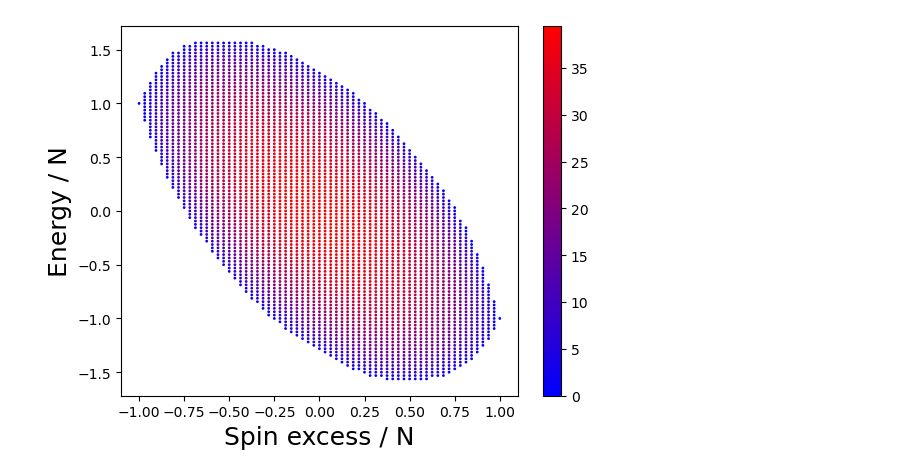
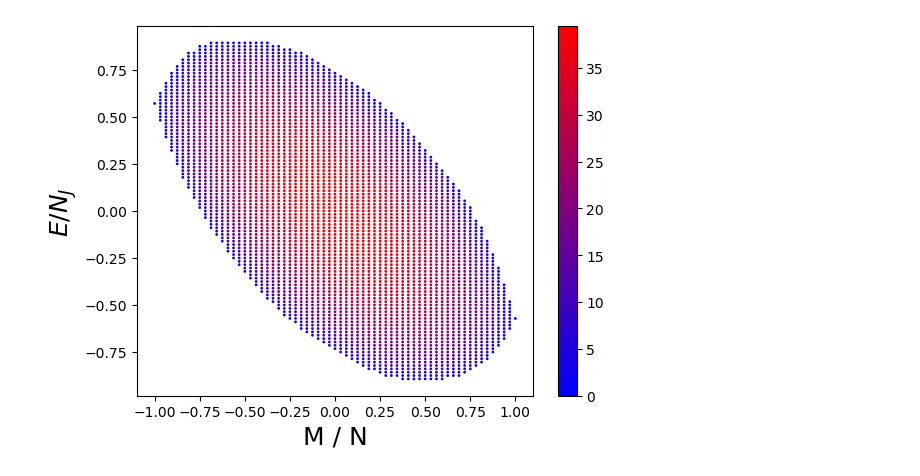
Before and after one commit to feirime/Ground-state-search-2D-Ising-model, a Jupyter notebook: images/scripts_and_programs/Entropy/DOS.ipynb, the cells around one changed output. Saved outputs shown, nothing was run; the diff lists cells and outputs as text; code cells hidden in the pictures.

```diff
--- a/images/scripts_and_programs/Entropy/DOS.ipynb
+++ b/images/scripts_and_programs/Entropy/DOS.ipynb
@@ -12,21 +10,27 @@ dos_dir = "C:/Construct/DOS/dos" + str(spins) + "/"
 # %%
+dos_dir = "C:/Construct/DOS/dos" + str(spins) + "/"
 file = dos_dir + file
 rows = int(open(file).readlines()[1].rstrip())
 gem = np.loadtxt(open(file), skiprows=4).T
 N = int(open(file).readlines()[0].rstrip())
 G = gem[0]
 Gmax = np.max(G)
 entropy = np.log(G)
 E = gem[1]
 M = gem[2]
 Energy = E - M * h
 norm = mpl.colors.Normalize(vmin=0, vmax=Gmax)
 cmap_br = mpl.colors.LinearSegmentedColormap.from_list('blue2red', ['blue', 'red'])
-plt.scatter(M / (N * N), Energy / (N * N), c=entropy, cmap=cmap_br, s=1)
-plt.xlabel("Spin excess / N", fontsize=18)
-plt.ylabel("Energy / N", fontsize=18)
+plt.scatter(M / (N * N), Energy / (2 * N * (N - 1)), c=entropy, cmap=cmap_br, s=1)
+plt.xlabel("M / N", fontsize=18)
+plt.ylabel("$E / N_J$", fontsize=18)
 plt.colorbar()
+ax = plt.gca()
+#ax.spines['left'].set_position('center')
+#ax.spines['bottom'].set_position('center')
+#ax.spines['top'].set_visible(False)
+#ax.spines['right'].set_visible(False)
 #plt.savefig("../../DOS.eps", format='eps', dpi=1000)
 plt.show()
 # %% [output]
-[figure, old version]
+[figure, new version]
```
Also changed, not shown: parts of 1 cell of this notebook, 2 other files.
